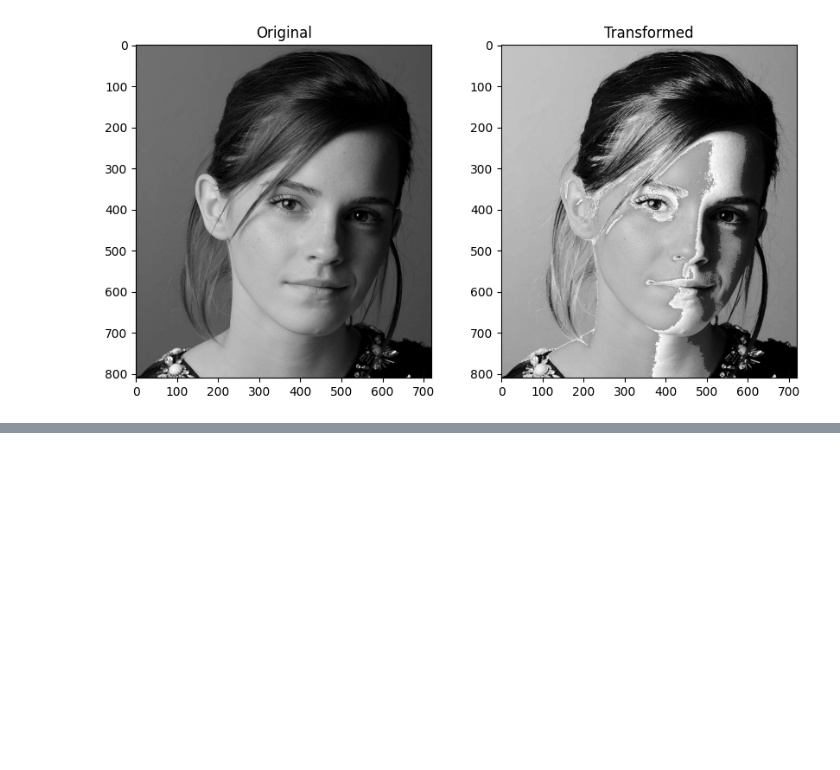
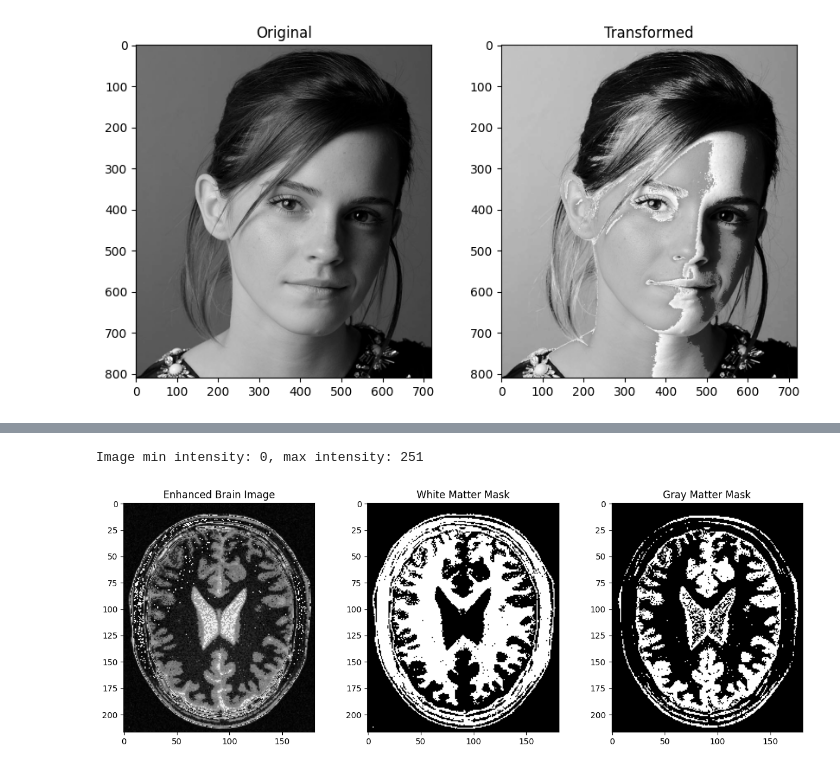
Before and after one commit to LahiruCooray/EN3160-Assignment-1, a Jupyter notebook: assignment_01.ipynb, the cells around one changed output, grey strips where cells are left out. Saved outputs shown, nothing was run; the diff lists cells and outputs as text; code cells hidden in the pictures; blank space fills up the shorter version.

```diff
--- a/assignment_01.ipynb
+++ b/assignment_01.ipynb
@@ -84,0 +93,44 @@ Gray Matter Intensity: 173
+# %%
+print(f"Image min intensity: {brain_img.min()}, max intensity: {brain_img.max()}")
+# %% [output]
+Image min intensity: 0, max intensity: 251
+# %%
+# Function to enhance white and gray matter in the brain image
+def accentuateMatter(image):
+    img_copy = np.copy(image)
+
+     # Enhance gray matter (186 <= pixel <= 230)
+    gray_mask = (image >= 186) & (image <= 230)
+    img_copy[gray_mask] = 1.75 * image[gray_mask] + 30
+
+    # Enhance white matter (30 <= pixel <= 185)
+    white_mask = (image >= 30) & (image <= 185)
+    img_copy[white_mask] = 1.55 * image[white_mask] + 22.5
+
+    return img_copy, white_mask, gray_mask
+
+# Load the brain image
+brain_img = cv2.imread("a1images/brain_proton_density_slice.png", cv2.IMREAD_GRAYSCALE)
+
+# Apply the enhancement
+enhanced_img, white_mask, gray_mask = accentuateMatter(brain_img)
+
+# Display the transformed image
+plt.figure(figsize=(15, 5))
+plt.subplot(1, 3, 1)
+plt.imshow(enhanced_img, cmap='gray')
+plt.title("Enhanced Brain Image")
+
+# Display the white matter mask
+plt.subplot(1, 3, 2)
+plt.imshow(white_mask, cmap='gray')
+plt.title("White Matter Mask")
+
+# Display the gray matter mask
+plt.subplot(1, 3, 3)
+plt.imshow(gray_mask, cmap='gray')
+plt.title("Gray Matter Mask")
+
+plt.show()
+# %% [output]
+[figure, added]
```
Also changed, not shown: parts of 1 cell of this notebook.
